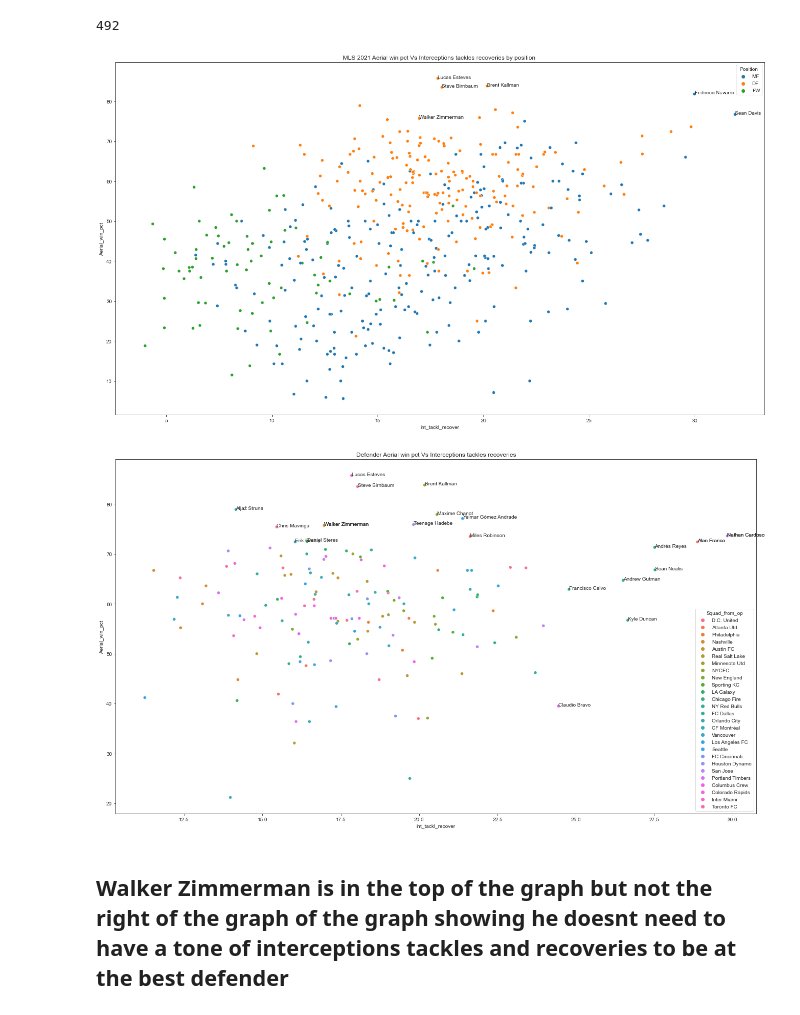
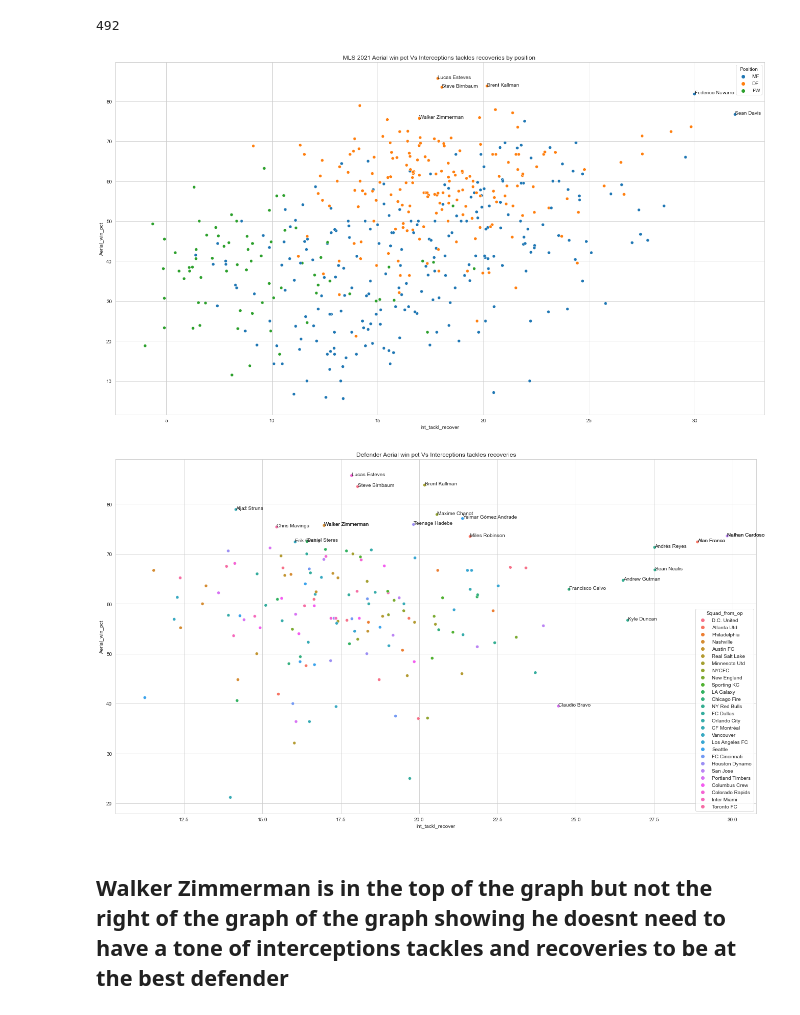
Before and after one commit to misterrustia/MLS_clustering_Captsone, a Jupyter notebook: 2_Exploratory_Data_analysis/Defensive_attribute_viz.ipynb, the cells around one changed output. Drawn from its saved outputs; the diff is of its cells as text; code cells hidden in the pictures.

```diff
--- a/2_Exploratory_Data_analysis/Defensive_attribute_viz.ipynb
+++ b/2_Exploratory_Data_analysis/Defensive_attribute_viz.ipynb
@@ -13,41 +13,41 @@ graph = df.loc[(df['int_tackl_recover']<35)&(df['Position']!='GK')&(df['Aerial_w
                (df['Aerial_win_pct']>0)&(df['Nineties']>5)]
 
 print(len(graph))
-sns.set_style('ticks')
+sns.set_style('whitegrid')
 
 fig, ax = plt.subplots()
 fig.set_size_inches(18.5, 10.5)
 
 # plt.gca().invert_xaxis()
 # plt.xticks(rotation = 90)
 
 x = graph['int_tackl_recover']
 y = graph['Aerial_win_pct']
 p = graph['player_name']
 
 g = sns.scatterplot(data=graph, x =x, y=y ,hue='Position',
                 ax=ax).set(title='MLS 2021 Aerial win pct Vs Interceptions tackles recoveries by position ')
 
 
 for p, x, y in zip(p, x, y):
     if p == 'Walker Zimmerman':
         plt.annotate(p, (x, y))
     if y > 80:
          plt.annotate(p, (x, y))
     if x > 30:
         plt.annotate(p,(x,y))
 
 
 plt.tight_layout()
 # %% [output]
 492
-[figure, old version]
+[figure, new version]
 # %%
 graph = df.loc[(df['int_tackl_recover']<35)&(df['Position']=='DF')&(df['Aerial_win_pct']<100)&
                (df['Aerial_win_pct']>0)&(df['Nineties']>10)]
 
 
-sns.set_style('ticks')
+sns.set_style('whitegrid')
 
 fig, ax = plt.subplots()
 fig.set_size_inches(18.5, 10.5)
@@ -74,7 +74,7 @@ for p, x, y in zip(p, x, y):
 
 plt.tight_layout()
 # %% [output]
-[figure, old version]
+[figure, new version]
 # %% [markdown]
 ## Walker Zimmerman is in the top of the graph but not the right of the graph of the graph showing he doesnt need to have a tone of interceptions tackles and recoveries to be at the best defender
 # %%
```
Also changed, not shown: parts of 3 cells of this notebook, 2 other files.
